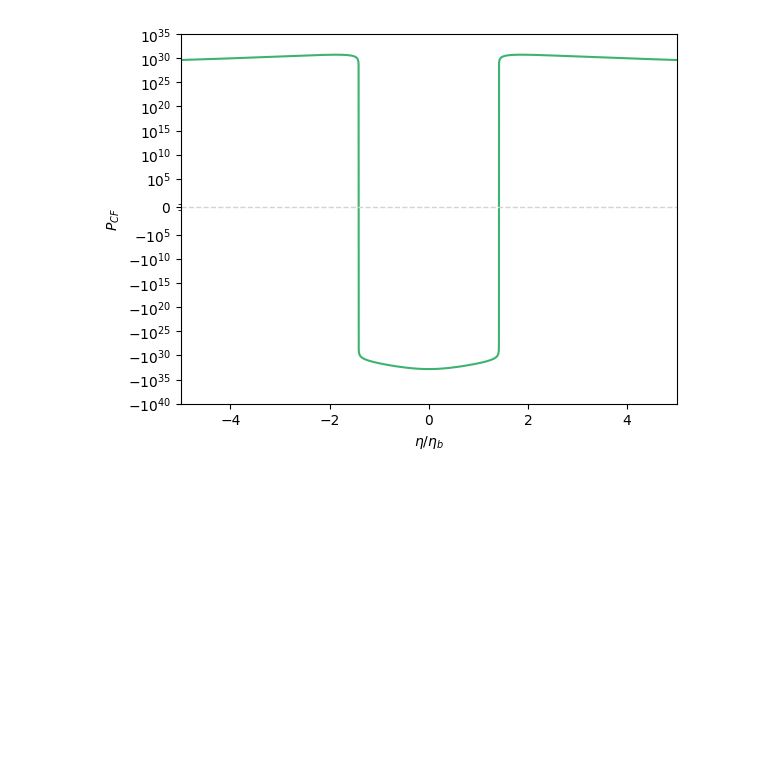
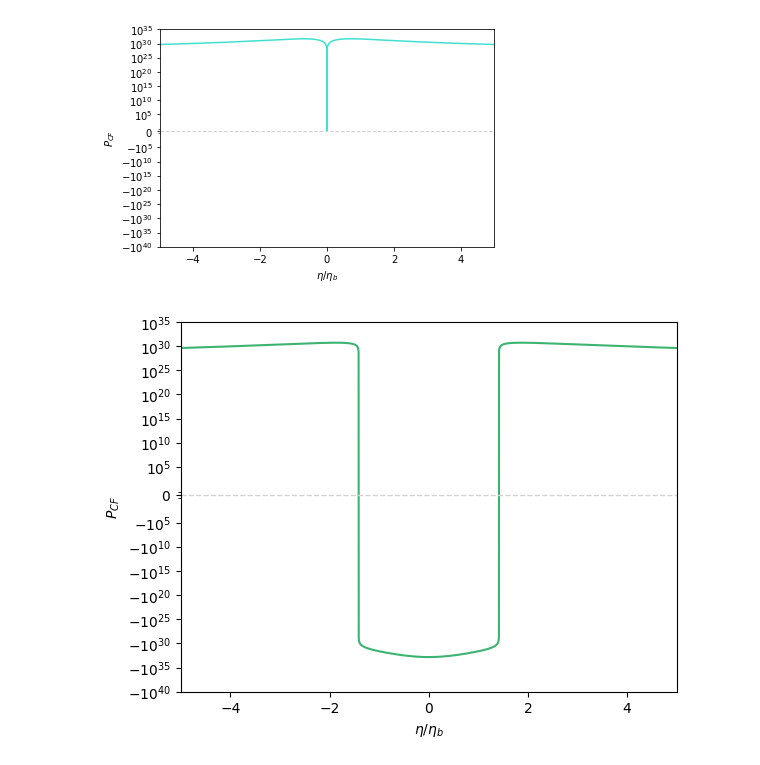
Before and after one commit to iarapintos/paper1, a Jupyter notebook: graficos_monoenergetica.ipynb, the cells around one changed output. Saved outputs shown, nothing was run; the diff lists cells and outputs as text; code cells hidden in the pictures; blank space fills up the shorter version.

```diff
--- a/graficos_monoenergetica.ipynb
+++ b/graficos_monoenergetica.ipynb
@@ -3,6 +3,32 @@ import pandas as pd
 import numpy as np
 import matplotlib.pyplot as plt
 from fractions import Fraction
+# %%
+#DeNSIDAD
+
+fig, ax = plt.subplots()
+
+data = pd.read_csv("rho_cf_norm_sola.csv", header=None, names=["x", "densidad"])
+data["x"] = data["x"].astype(str).apply(lambda x: float(Fraction(x)))
+#data["densidad"] = data["densidad"].astype(float)
+
+#x = np.array(data["x"], dtype=float).ravel()
+#y = np.array(data["densidad"], dtype=float).ravel()
+
+plt.plot(x, y, color='turquoise')
+plt.xlabel(r'$\eta/\eta_b$')
+plt.ylabel(r'$P_{CF}$')
+plt.axhline(0, color='lightgrey', linestyle='--', linewidth=1)
+plt.xlim([-5, 5])
+#plt.ylim([-2, 1])
+plt.yscale('symlog')
+
+ticks_y = [0, 1e5, 1e10, 1e15, 1e20, 1e25, 1e30, 1e35, -1e5, -1e10, -1e15, -1e20, -1e25, -1e30, -1e35, -1e40]
+ax.set_yticks(ticks_y)
+
+plt.show()
+# %% [output]
+[figure, added]
 # %%
 #PRESION MONOENERGETICA
 
```
Also changed, not shown: 1 other file.
